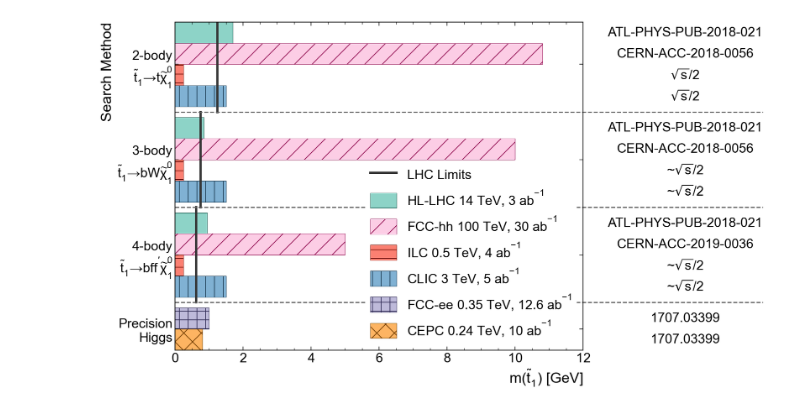
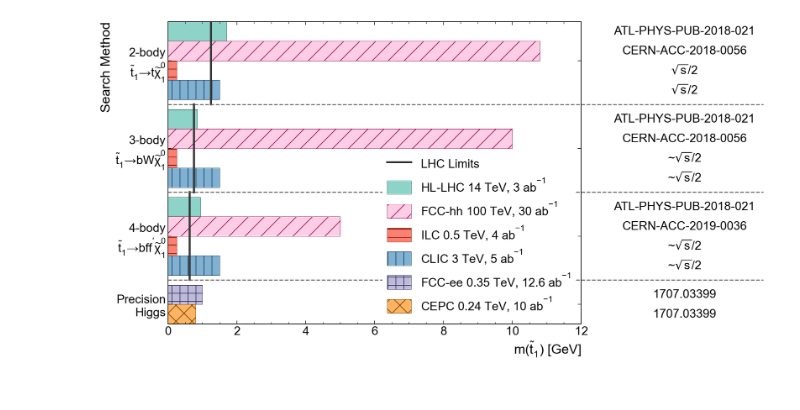
Before and after one commit to riley-x/snowmass-ef08-plots, a Jupyter notebook: plot.ipynb, the cells around one changed output. Cells and saved outputs as stored; diff of their text form; code cells hidden in the pictures.

```diff
--- a/plot.ipynb
+++ b/plot.ipynb
@@ -82,36 +149,34 @@ atlas_mpl_style.set_ylabel("Search Method")
 
 # Plot current limits
 for x,y0,y1 in curr_lims:
     lim_line = ax.plot([x, x], [y0, y1], linestyle='-', linewidth=3, color='#333333')
 
 # Plot references and get x extent
 x0,x1 = ax.get_xlim()
 max_text_x = 0 # in axes coordinates
 for y,ref in zip(ys, references):
     t = ax.text(x1 + 3, y + bar_height/2, ref, va='center', ha='center')
     bb = t.get_window_extent(renderer=fig.canvas.get_renderer()).transformed(ax.transAxes.inverted())
     max_text_x = max(max_text_x, bb.x1)
     # https://stackoverflow.com/questions/24581194/matplotlib-text-bounding-box-dimensions
 
 # Plot dividers
 data_to_fig = ax.transAxes.inverted()
 for y in dividers:
     ax.axhline(y, xmax=max_text_x + 0.02, linestyle='--', color='#666666', clip_on=False)
 
 # Plot legend
 legend_patches = [lim_line[0]]
 legend_labels = ['LHC Limits']
 for collider,opts in styles.items():
     if (index := legend_indexes.get(collider)) is not None:
         legend_patches.append(bars.patches[index])
         if annotation := opts.get('annotation'):
             collider += ' ' + annotation
         legend_labels.append(collider)
 legend = ax.legend(legend_patches, legend_labels, framealpha=1, edgecolor='white', handleheight=1.4)
-
-fig.set_size_inches(10, ys[-1]/2.+bar_height) # to keep bar width roughly the same. bar_height*2 is approximate to account for margins...
 # %% [output]
-[figure, old version]
+[figure, new version]
 # %%
 ################################################################
 ###                           SAVE                           ###
```
Also changed, not shown: parts of 2 cells of this notebook, 5 other files.
